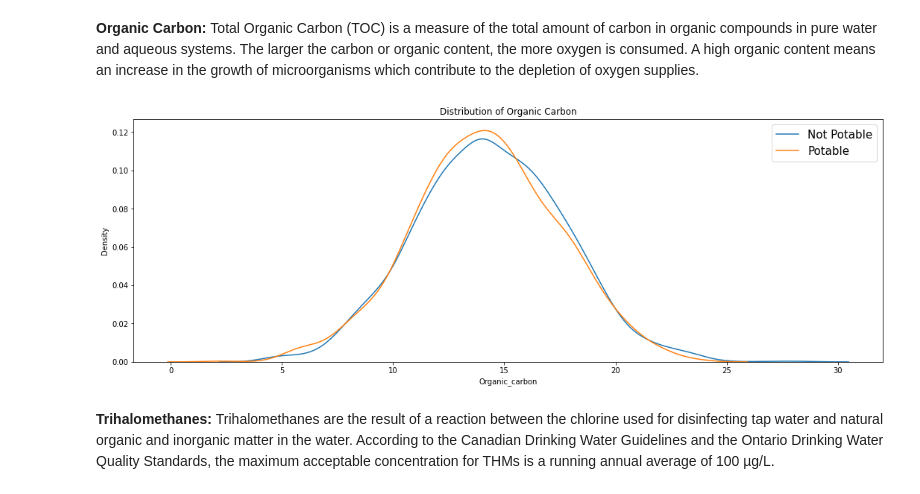
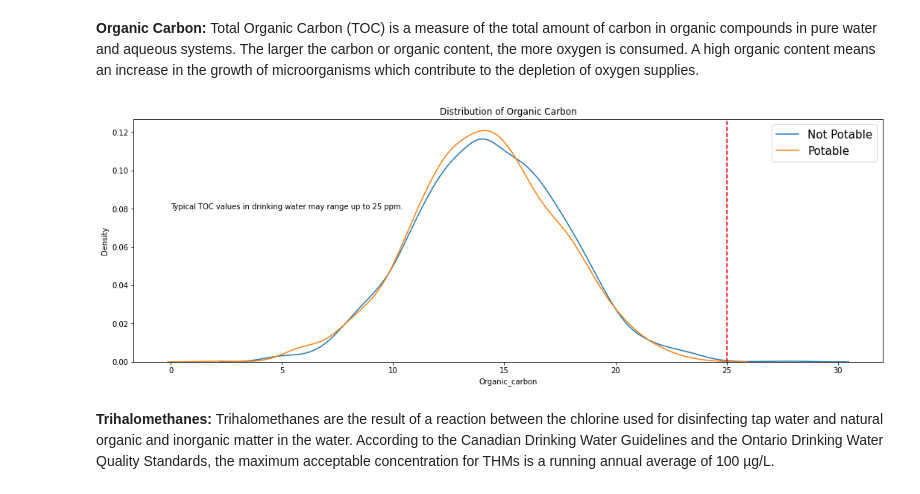
Before and after one commit to richardkhonan0797/Intro-Data-Science, a Jupyter notebook: Final_Project.ipynb, the cells around one changed output. Cells and saved outputs as stored; diff of their text form; code cells hidden in the pictures.

```diff
--- a/Final_Project.ipynb
+++ b/Final_Project.ipynb
@@ -159,15 +177,17 @@ plt.show()
 # %%
 not_potable = df[df["Potability"] == 0]
 potable = df[df["Potability"] == 1]
 
 plt.figure(figsize=(18, 6))
 plt.title("Distribution of Organic Carbon")
 sns.kdeplot(not_potable["Organic_carbon"], label="Not Potable")
 sns.kdeplot(potable["Organic_carbon"], label="Potable")
+plt.axvline(x=25, linestyle="--", color="r")
+plt.annotate("Typical TOC values in drinking water may range up to 25 ppm.", xy=(0, 0.08))
 plt.legend(prop=dict(size=15))
 plt.show()
 # %% [output]
-[figure, old version]
+[figure, new version]
 # %% [markdown]
 <b>Trihalomethanes: </b>Trihalomethanes are the result of a reaction between the chlorine used for disinfecting tap water and natural organic and inorganic matter in the water. According to the Canadian Drinking Water Guidelines and the Ontario Drinking Water Quality Standards, the maximum acceptable concentration for THMs is a running annual average of 100 µg/L.
 # %%
```
Also changed, not shown: parts of 19 cells of this notebook.
